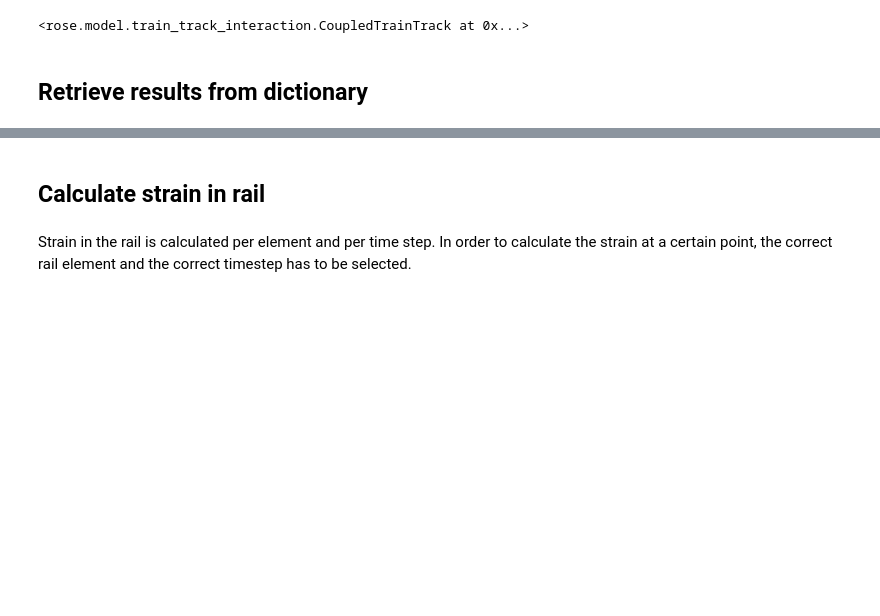
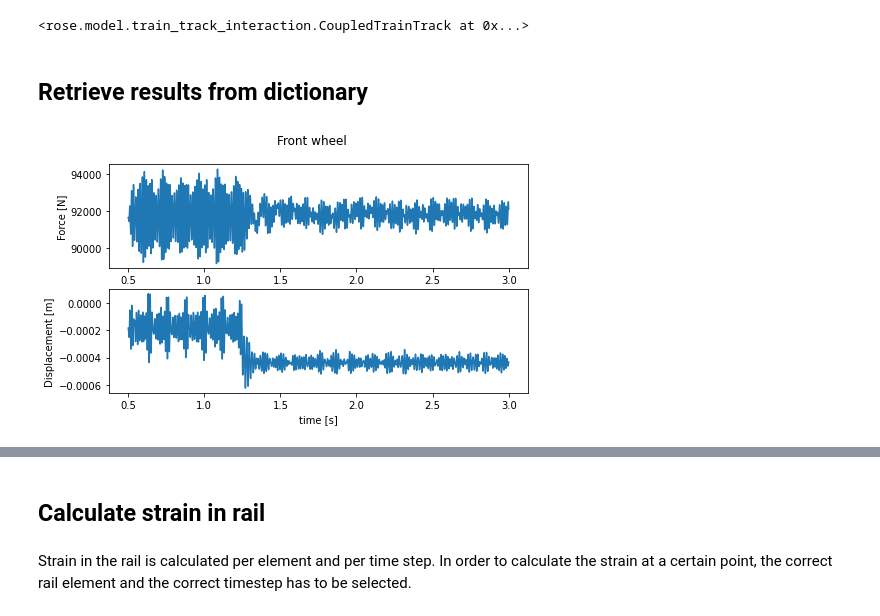
Before and after one commit to PlatypusBytes/ROSE, a Jupyter notebook: tutorials/calculate_strain.ipynb, the cells around one changed output, grey strips where cells are left out. Saved outputs shown, nothing was run; the diff lists cells and outputs as text; code cells hidden in the pictures; blank space fills up the shorter version.

```diff
--- a/tutorials/calculate_strain.ipynb
+++ b/tutorials/calculate_strain.ipynb
@@ -523,3 +536,21 @@ vertical_displacements_rail = np.array(res_numerical['vert_disp_rail'])[:,first_
+# %%
+# plot vertical force and displacement of the front wheel
+fig, (ax1, ax2) = plt.subplots(2)
+
+ax1.plot(time[:], vert_force_train[-1, :])
+ax2.plot(time[:], disp_train[-1, :])
+
+ax1.set_xlabel('time [s]')
+ax1.set_ylabel('Force [N]')
+
+ax2.set_xlabel('time [s]')
+ax2.set_ylabel('Displacement [m]')
+
+fig.set_size_inches(7.5, 4.2)
+fig.suptitle('Front wheel')
+plt.show()
+# %% [output]
+[figure, added]
 # %%
 # plot vertical force and displacement of the rail at one node
 fig, (ax1, ax2) = plt.subplots(2)
```
Also changed, not shown: parts of 13 cells of this notebook, 7 other files.
